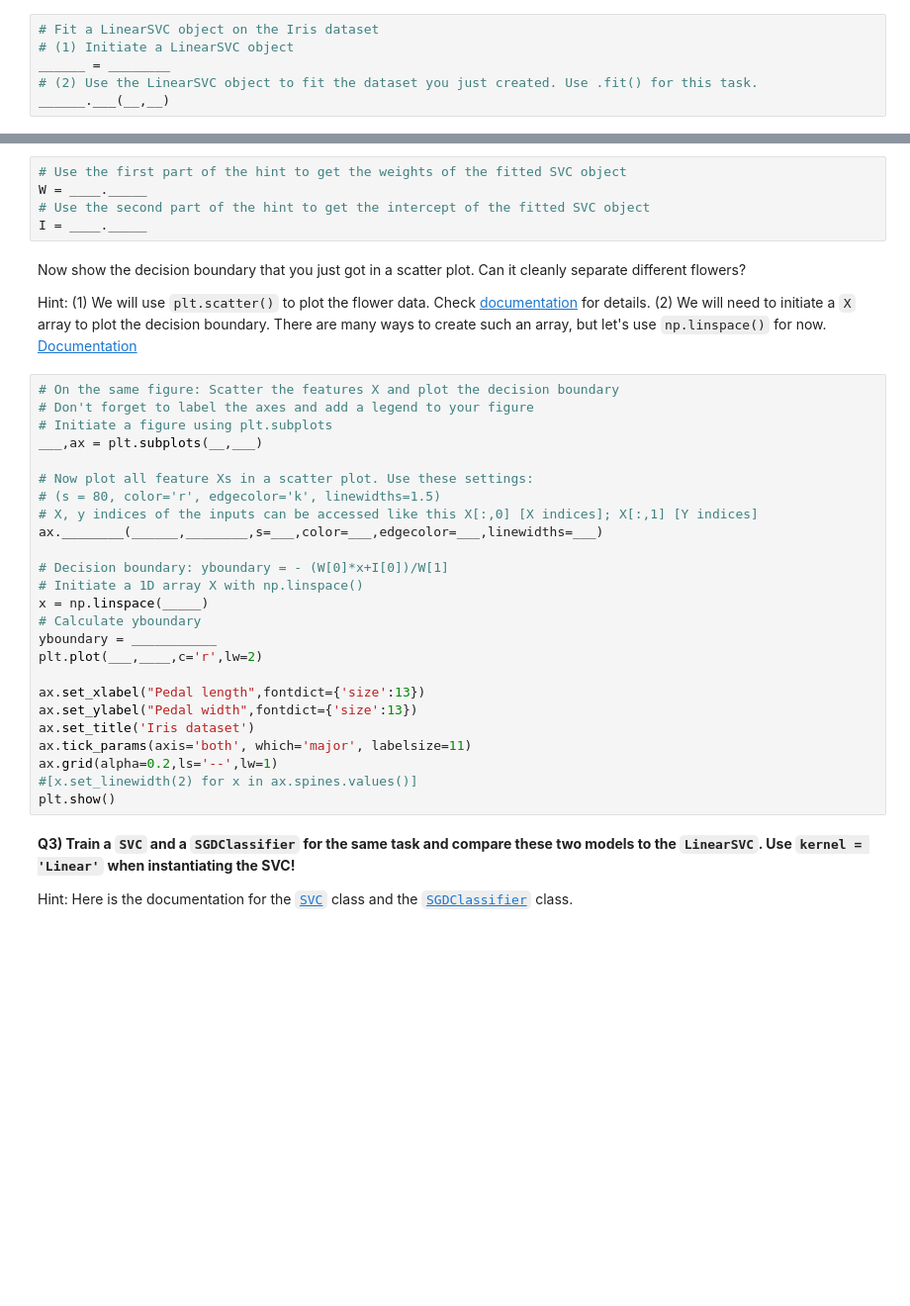
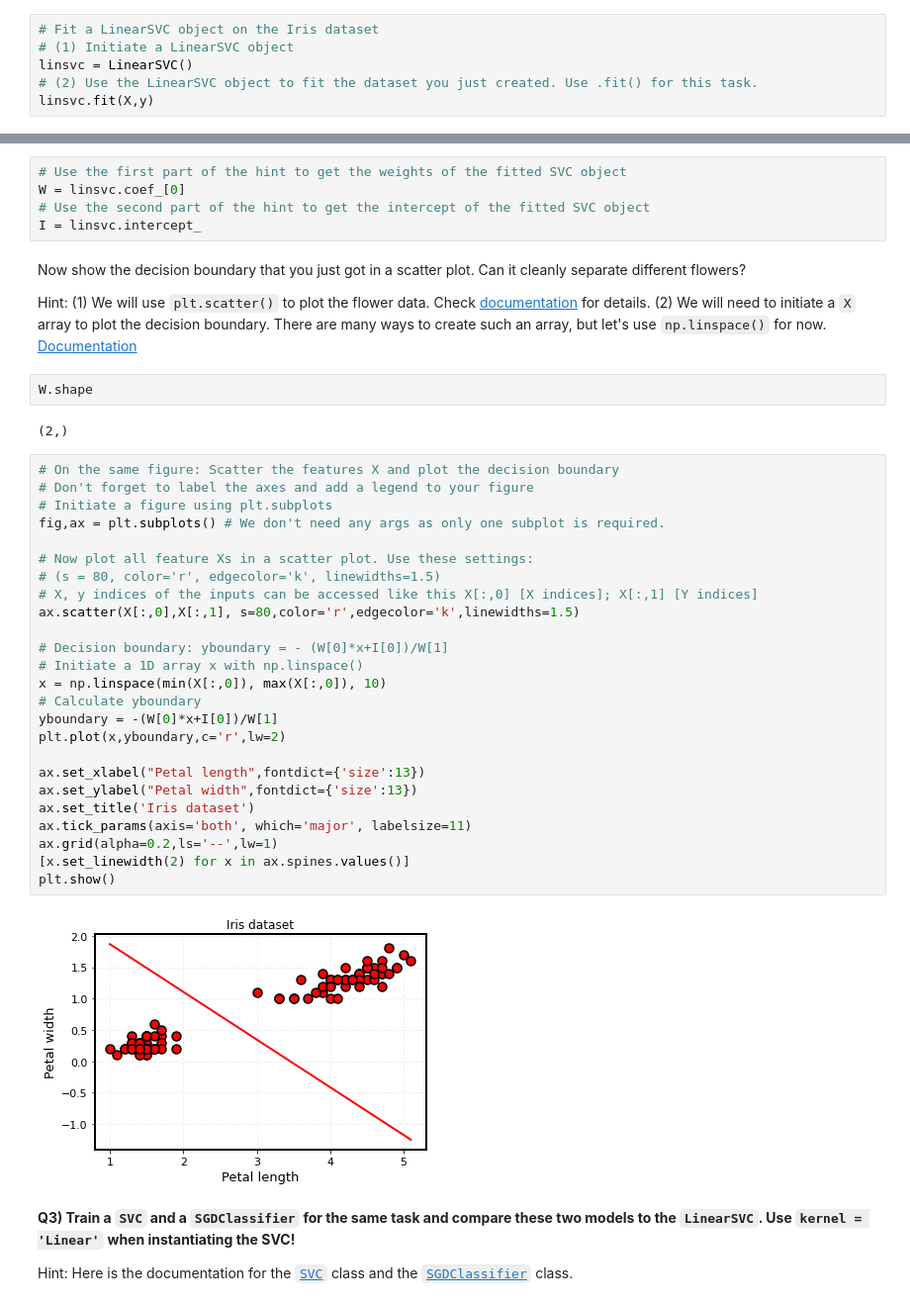
Before and after one commit to ocallaghanm/2022_ML_EES, a Jupyter notebook: Exercises/S2_1_SVM.ipynb, the cells around one changed output, grey strips where cells are left out. Shown at 99% size. Cells and saved outputs as stored; diff of their text form; blank space fills up the shorter version.

```diff
--- a/Exercises/S2_1_SVM.ipynb
+++ b/Exercises/S2_1_SVM.ipynb
@@ -48,6 +48,6 @@ from sklearn.___ import ___________
 # %%
 # Fit a LinearSVC object on the Iris dataset
 # (1) Initiate a LinearSVC object
-______ = ________
+linsvc = LinearSVC()
 # (2) Use the LinearSVC object to fit the dataset you just created. Use .fit() for this task.
-______.___(__,__)
+linsvc.fit(X,y)
@@ -67,39 +69,45 @@ $y_{boundary} = -\frac{W\left[0\right] x + I\left[0\right]}{W\left[1\right]}$
 ⚠ If you normalized your inputs before feeding it to the SVM in the previous question (e.g., via the [StandardScaler](https://scikit-learn.org/stable/modules/generated/sklearn.preprocessing.StandardScaler.html)), the equation above is only valid in "normalized" coordinates.
 # %%
 # Use the first part of the hint to get the weights of the fitted SVC object
-W = ____._____
+W = linsvc.coef_[0]
 # Use the second part of the hint to get the intercept of the fitted SVC object
-I = ____._____
+I = linsvc.intercept_
 # %% [markdown]
 Now show the decision boundary that you just got in a scatter plot. Can it cleanly separate different flowers?
 
 Hint: (1) We will use `plt.scatter()` to plot the flower data. Check [documentation](https://matplotlib.org/stable/api/_as_gen/matplotlib.pyplot.scatter.html) for details.
 (2) We will need to initiate a `X` array to plot the decision boundary. There are many ways to create such an array, but let's use `np.linspace()` for now. [Documentation](https://numpy.org/doc/stable/reference/generated/numpy.linspace.html)
+# %%
+W.shape
+# %% [output]
+(2,)
 # %%
 # On the same figure: Scatter the features X and plot the decision boundary
 # Don't forget to label the axes and add a legend to your figure
 # Initiate a figure using plt.subplots
-___,ax = plt.subplots(__,___)
+fig,ax = plt.subplots() # We don't need any args as only one subplot is required.
 
 # Now plot all feature Xs in a scatter plot. Use these settings:
 # (s = 80, color='r', edgecolor='k', linewidths=1.5)
 # X, y indices of the inputs can be accessed like this X[:,0] [X indices]; X[:,1] [Y indices]
-ax.________(______,________,s=___,color=___,edgecolor=___,linewidths=___)
+ax.scatter(X[:,0],X[:,1], s=80,color='r',edgecolor='k',linewidths=1.5)
 
 # Decision boundary: yboundary = - (W[0]*x+I[0])/W[1]
-# Initiate a 1D array X with np.linspace()
-x = np.linspace(_____)
+# Initiate a 1D array x with np.linspace()
+x = np.linspace(min(X[:,0]), max(X[:,0]), 10)
 # Calculate yboundary
-yboundary = ___________
-plt.plot(___,____,c='r',lw=2)
+yboundary = -(W[0]*x+I[0])/W[1]
+plt.plot(x,yboundary,c='r',lw=2)
 
-ax.set_xlabel("Pedal length",fontdict={'size':13})
-ax.set_ylabel("Pedal width",fontdict={'size':13})
+ax.set_xlabel("Petal length",fontdict={'size':13})
+ax.set_ylabel("Petal width",fontdict={'size':13})
 ax.set_title('Iris dataset')
 ax.tick_params(axis='both', which='major', labelsize=11)
 ax.grid(alpha=0.2,ls='--',lw=1)
-#[x.set_linewidth(2) for x in ax.spines.values()]
+[x.set_linewidth(2) for x in ax.spines.values()]
 plt.show()
+# %% [output]
+[figure, added]
 # %% [markdown]
 **Q3) Train a `SVC` and a `SGDClassifier` for the same task and compare these two models to the `LinearSVC`. Use `kernel = 'Linear'` when instantiating the SVC!**
 
```
Also changed, not shown: parts of 10 cells of this notebook.
